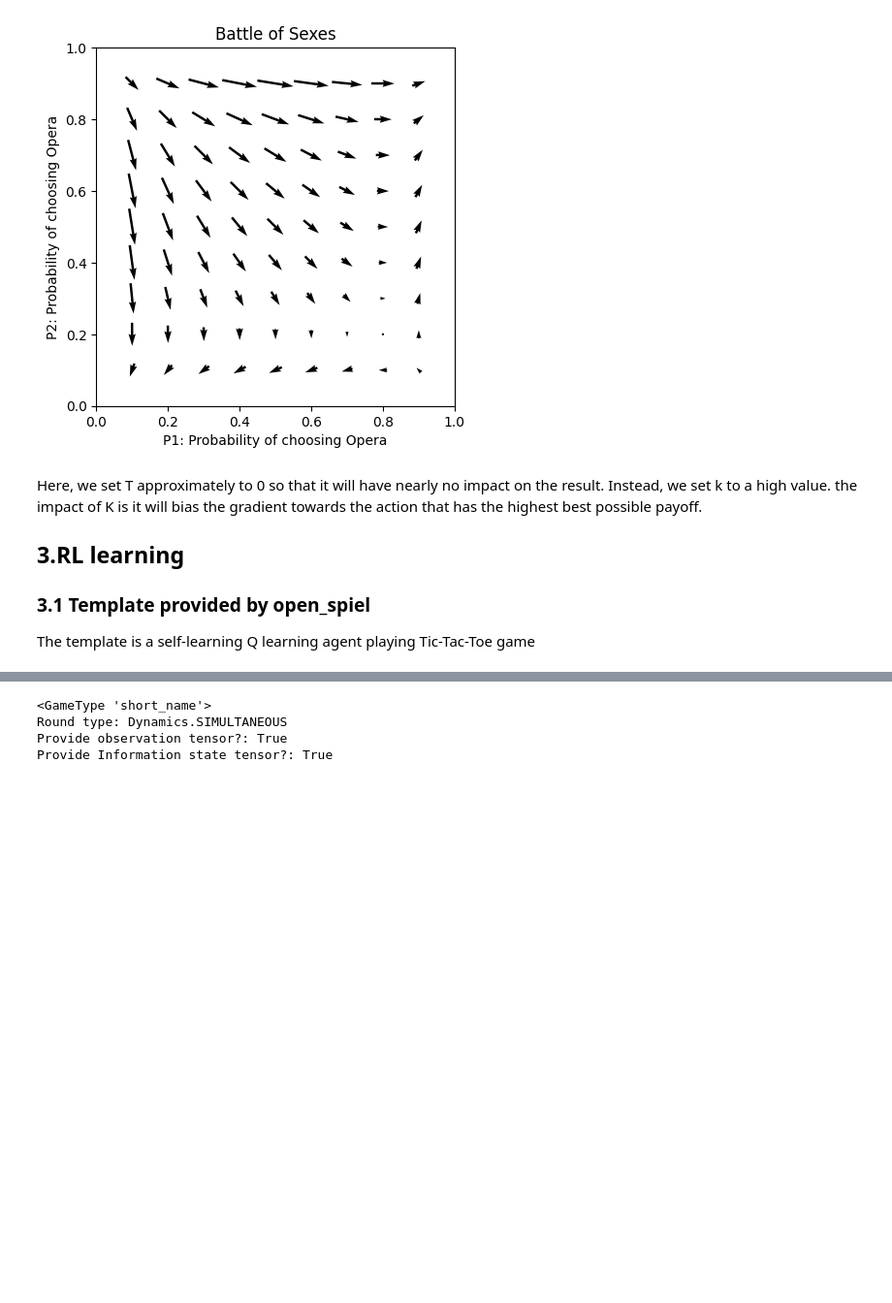
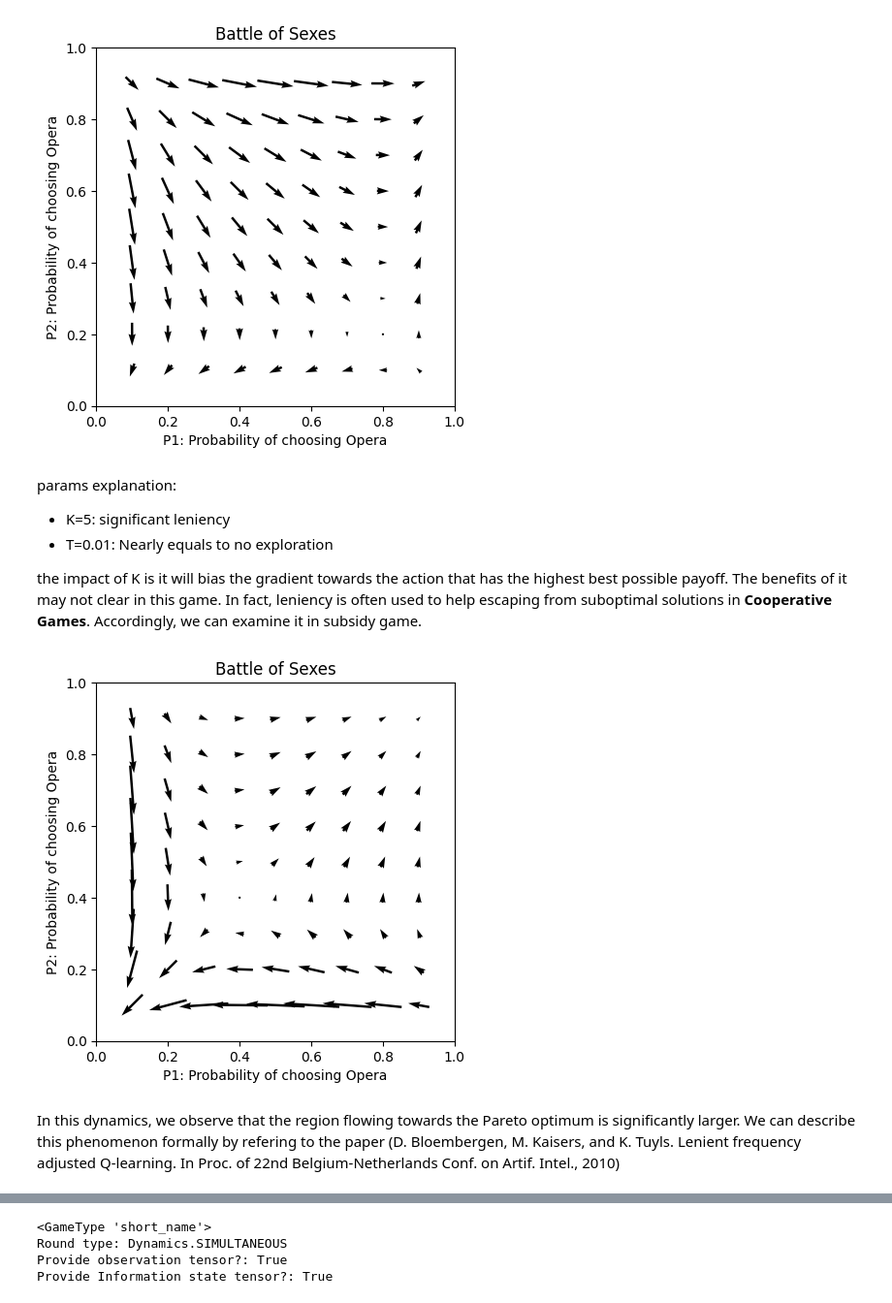
Before and after one commit to serbandr/ml-project, a Jupyter notebook: LearningTest.ipynb, the cells around one changed output, grey strips where cells are left out. Shown at 97% size. Cells and saved outputs as stored; diff of their text form; code cells hidden in the pictures; blank space fills up the shorter version.

```diff
--- a/LearningTest.ipynb
+++ b/LearningTest.ipynb
@@ -194,8 +196,21 @@ plt.show()
 # %% [output]
 [figure]
 # %% [markdown]
-Here, we set T approximately to 0 so that it will have nearly no impact on the result. Instead, we set k to a high value. the impact of K is it will bias the gradient towards the action that has the highest best possible payoff.
+params explanation:
+- K=5: significant leniency
+- T=0.01: Nearly equals to no exploration
 
-## 3.RL learning
-### 3.1 Template provided by open_spiel
-The template is a self-learning Q learning agent playing Tic-Tac-Toe game
+the impact of K is it will bias the gradient towards the action that has the highest best possible payoff. The benefits of it may not clear in this game. In fact, leniency is often used to help escaping from suboptimal solutions in **Cooperative Games**. Accordingly, we can examine it in subsidy game.
+# %%
+dyn = ld.LBQTwoPopulationDynamics(sub_p_mat, K=5, T=0.001)
+ax = plt.subplot(projection="2x2")
+ax.quiver(dyn)
+plt.xlabel("P1: Probability of choosing Opera")
+plt.ylabel("P2: Probability of choosing Opera")
+plt.title("Battle of Sexes")
+plt.show()
+# %% [output]
+[figure, added]
+# %% [markdown]
+In this dynamics, we observe that the region flowing towards the Pareto optimum is significantly larger.
+We can describe this phenomenon formally by refering to the paper (D. Bloembergen, M. Kaisers, and K. Tuyls. Lenient frequency adjusted Q-learning. In Proc. of 22nd Belgium-Netherlands Conf. on Artif. Intel., 2010)
```
Also changed, not shown: parts of 33 cells of this notebook, 2 other files.
